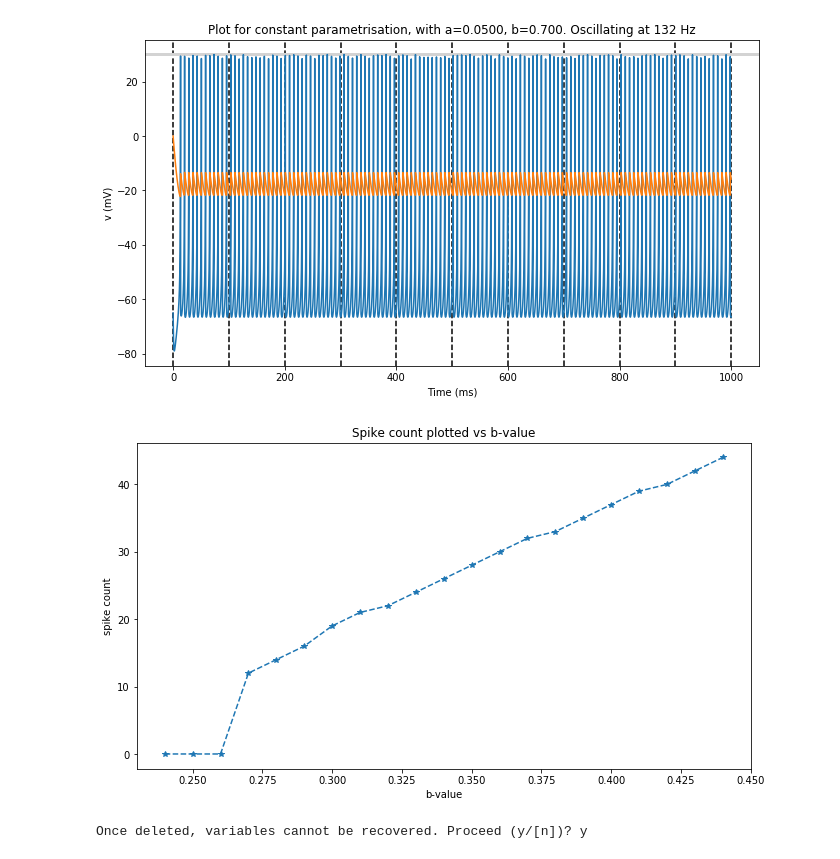
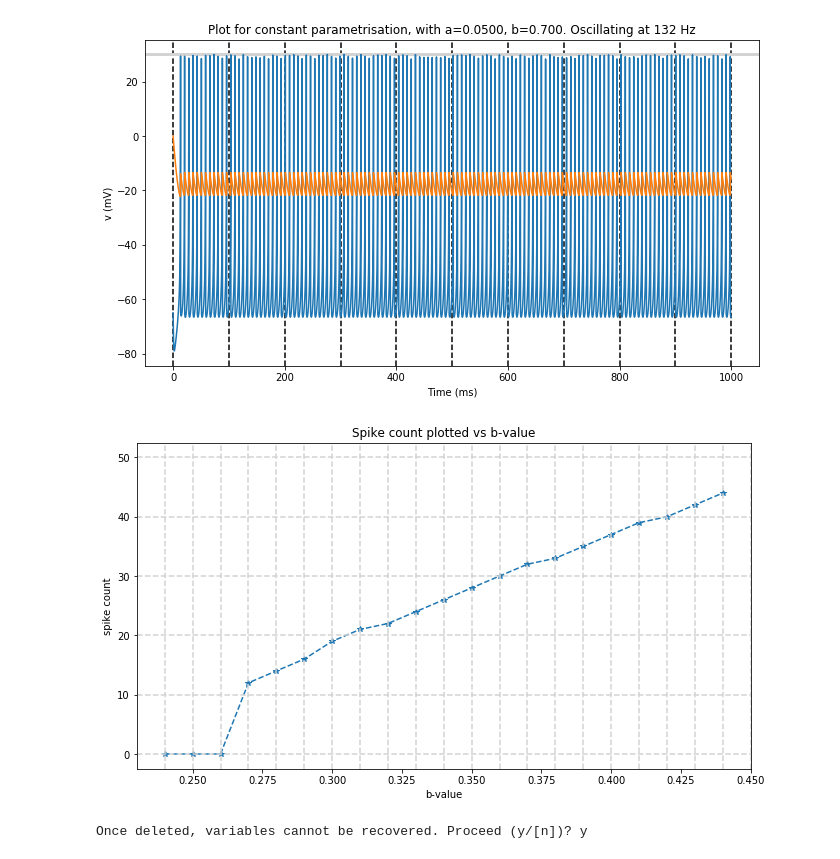
Before and after one commit to williampeer/brian2, a Jupyter notebook: single_neuron_Oliveira_et_al_testing_direct_python_implementation.ipynb, the cells around one changed output. Cells and saved outputs as stored; diff of their text form; code cells hidden in the pictures.

Commit message:
Add stapled lightgray lines to plot

```diff
--- a/single_neuron_Oliveira_et_al_testing_direct_python_implementation.ipynb
+++ b/single_neuron_Oliveira_et_al_testing_direct_python_implementation.ipynb
@@ -102,34 +102,38 @@ def calculate_spike_count_for_values(a, b):
     for i in range(0, n_steps):
         dv = get_delta_v(v, u)
         du = get_delta_u(a, b, v, u)
         v += dv * dt
         u += du * dt
         if(v>=30):
             spike_count += 1
             v = c
             u = u + d
         v_vals += [v]
         u_vals += [u]
         timesteps += [i*dt]
     return spike_count
 
 spike_counts = []
 b_vals = []
 a = 0.0275
 b = 0.24
 delta_b = 0.01
 for t in range(0, 21):
     spike_counts += [calculate_spike_count_for_values(a, b)]
     b_vals += [b]
     b += delta_b
 
 figure(figsize=(11, 6))
 plot(b_vals, spike_counts, '*--')
+for l in range(len(spike_counts)+1):
+    axvline(b-l*delta_b, ls='--', c='lightgray')
+for i in range(6):
+    axhline(10*i, ls='--', c='lightgray')
 xlabel('b-value')
 ylabel('spike count')
 title('Spike count plotted vs b-value');
 # %% [output]
-[figure, old version]
+[figure, new version]
 # %%
 %reset
 # %% [output]
```
